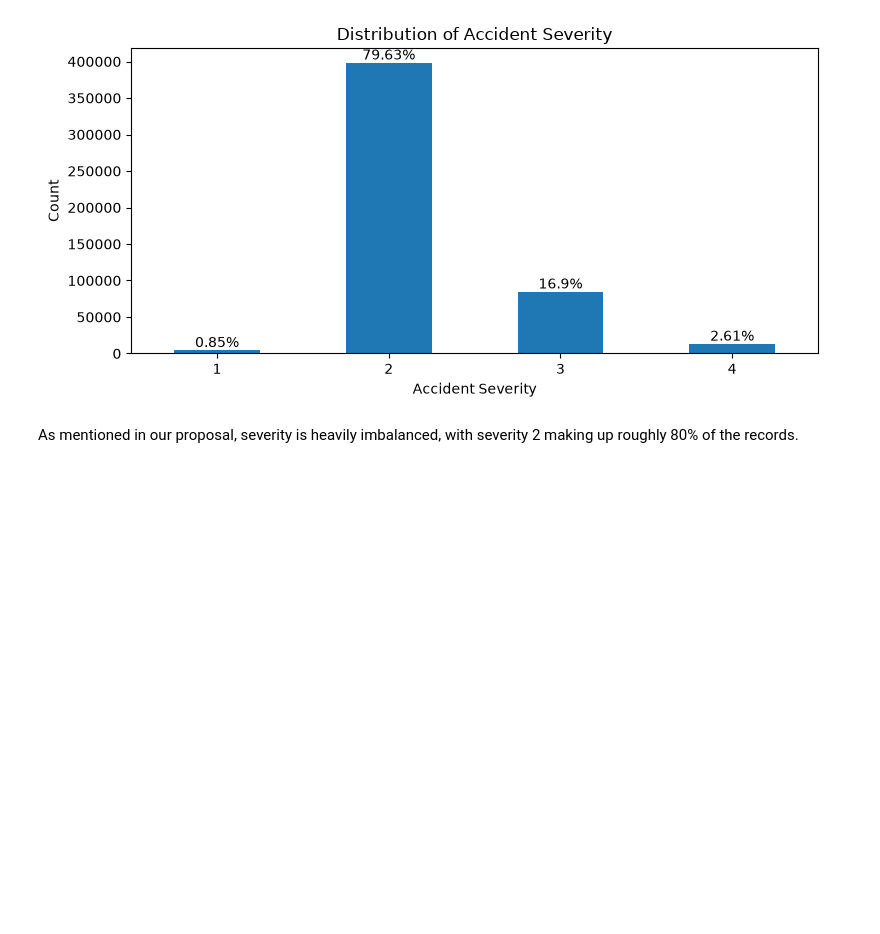
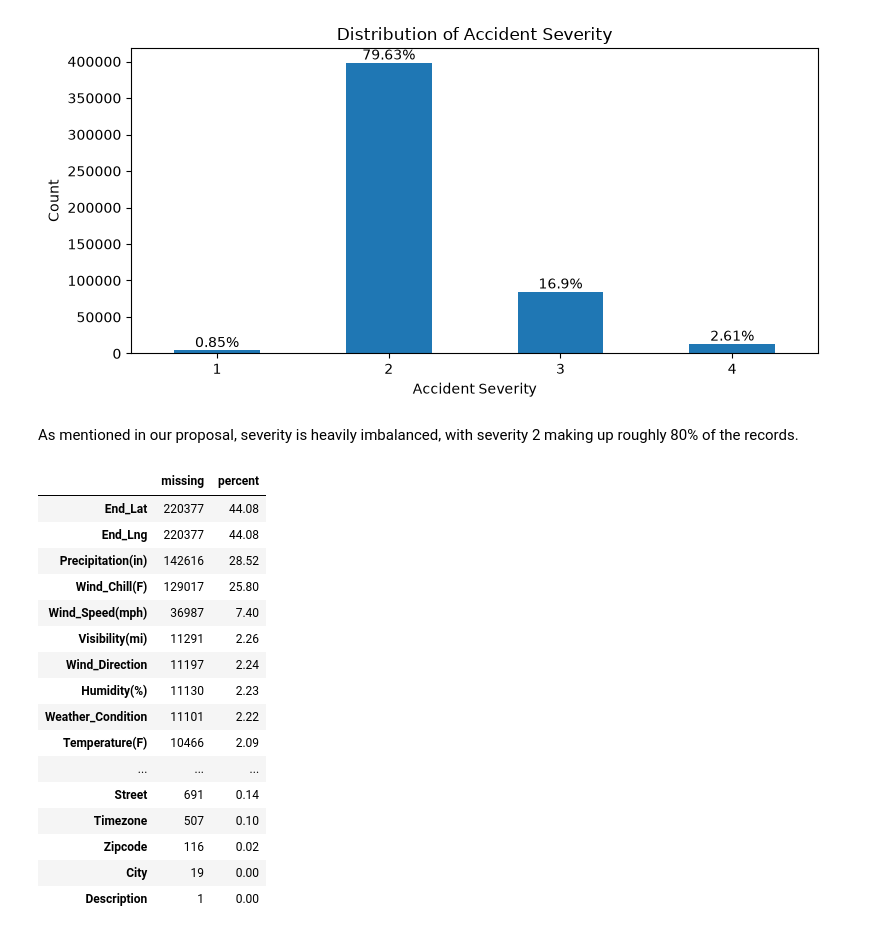
Before and after one commit to ZSchuler/traffic-accident-severity-predictor, a Jupyter notebook: eda.ipynb, the cells around one changed output. Saved outputs shown, nothing was run; the diff lists cells and outputs as text; code cells hidden in the pictures; blank space fills up the shorter version.

```diff
--- a/eda.ipynb
+++ b/eda.ipynb
@@ -45,3 +45,29 @@ plt.show()
 [figure]
 # %% [markdown]
 As mentioned in our proposal, severity is heavily imbalanced, with severity 2 making up roughly 80% of the records.
+# %%
+missing = df.isna().sum()
+missing = pd.DataFrame({
+    'missing': missing,
+    'percent': (missing / len(df) * 100).round(2)
+})
+missing = missing[missing['missing'] > 0].sort_values('percent', ascending=False)
+missing
+# %% [output]
+|  | missing | percent |
+| End_Lat | 220377 | 44.08 |
+| End_Lng | 220377 | 44.08 |
+| Precipitation(in) | 142616 | 28.52 |
+| Wind_Chill(F) | 129017 | 25.80 |
+| Wind_Speed(mph) | 36987 | 7.40 |
+| Visibility(mi) | 11291 | 2.26 |
+| Wind_Direction | 11197 | 2.24 |
+| Humidity(%) | 11130 | 2.23 |
+| Weather_Condition | 11101 | 2.22 |
+| Temperature(F) | 10466 | 2.09 |
+| ... | ... | ... |
+| Street | 691 | 0.14 |
+| Timezone | 507 | 0.10 |
+| Zipcode | 116 | 0.02 |
+| City | 19 | 0.00 |
+| Description | 1 | 0.00 |
```
Also changed, not shown: parts of 2 cells of this notebook.
